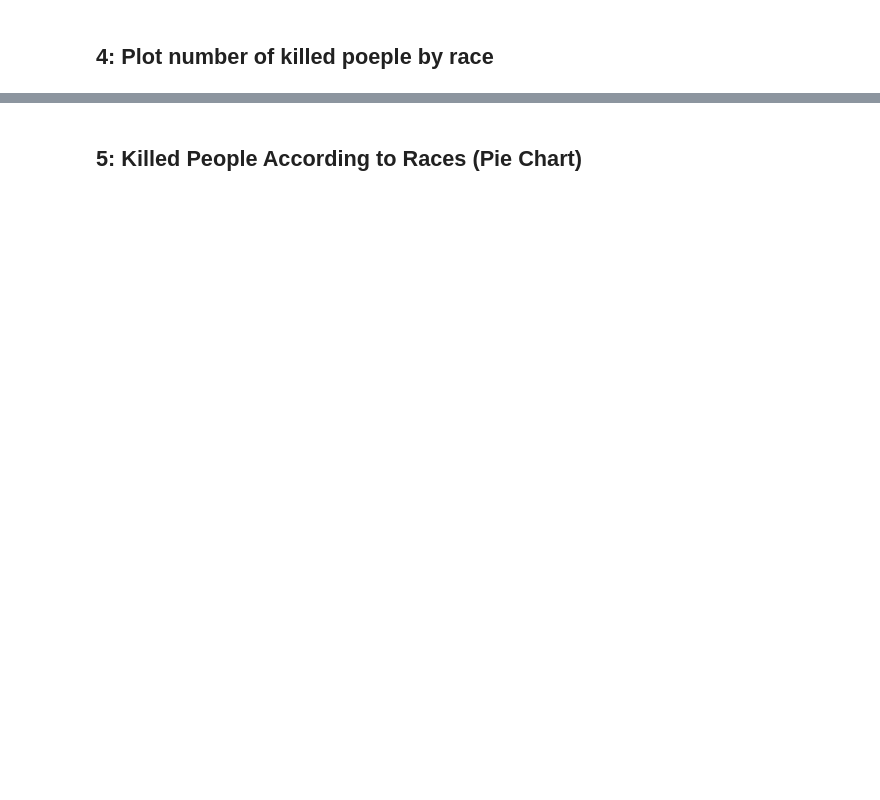
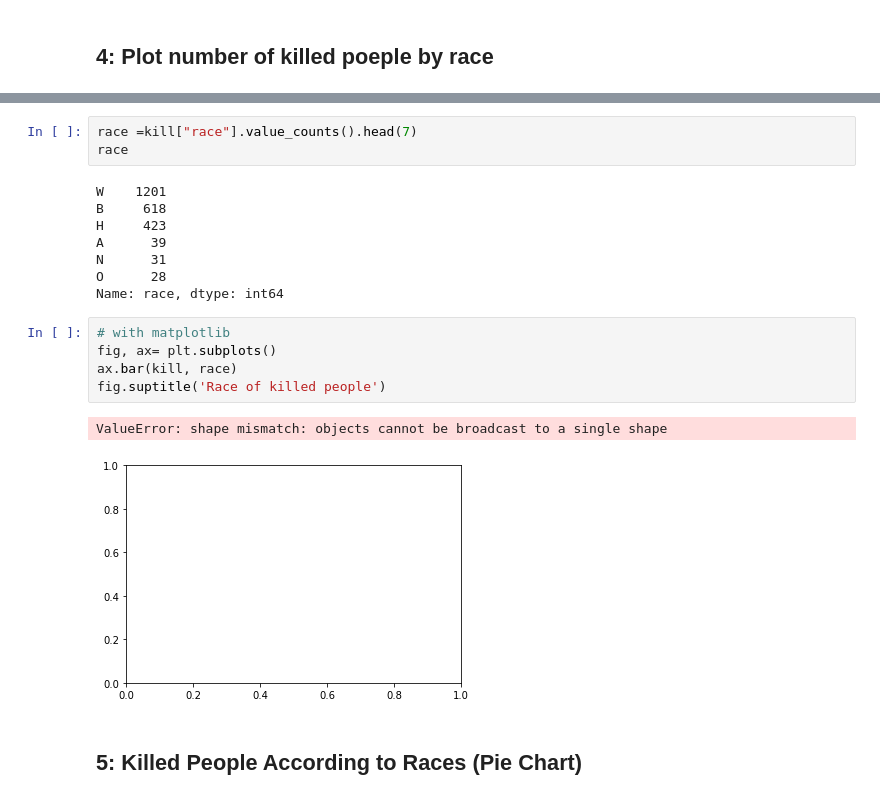
Before and after one commit to MevlutYildiz77/Assignments, a Jupyter notebook: datascience_assignments/Assignment Matplotlib - PoliceKillingsUS/Assignment-1 student.ipynb, the cells around one changed output, grey strips where cells are left out. Cells and saved outputs as stored; diff of their text form; blank space fills up the shorter version.

```diff
--- a/datascience_assignments/Assignment Matplotlib - PoliceKillingsUS/Assignment-1 student.ipynb
+++ b/datascience_assignments/Assignment Matplotlib - PoliceKillingsUS/Assignment-1 student.ipynb
@@ -183,2 +211,21 @@ Name: race, dtype: int64
+# %%
+race =kill["race"].value_counts().head(7)
+race
+# %% [output]
+W    1201
+B     618
+H     423
+A      39
+N      31
+O      28
+Name: race, dtype: int64
+# %%
+# with matplotlib
+fig, ax= plt.subplots()
+ax.bar(kill, race)
+fig.suptitle('Race of killed people')
+# %% [output]
+ValueError: shape mismatch: objects cannot be broadcast to a single shape
+[figure, added]
 # %% [markdown]
 ## 5: Killed People According to Races (Pie Chart)
```
Also changed, not shown: parts of 45 cells of this notebook.
